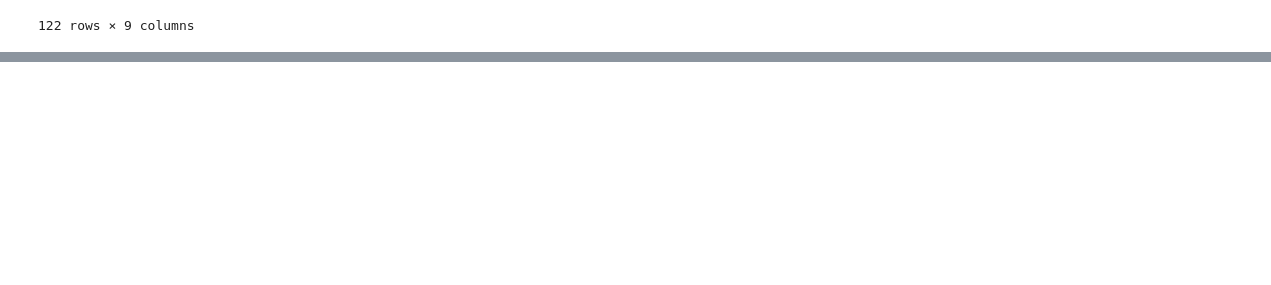
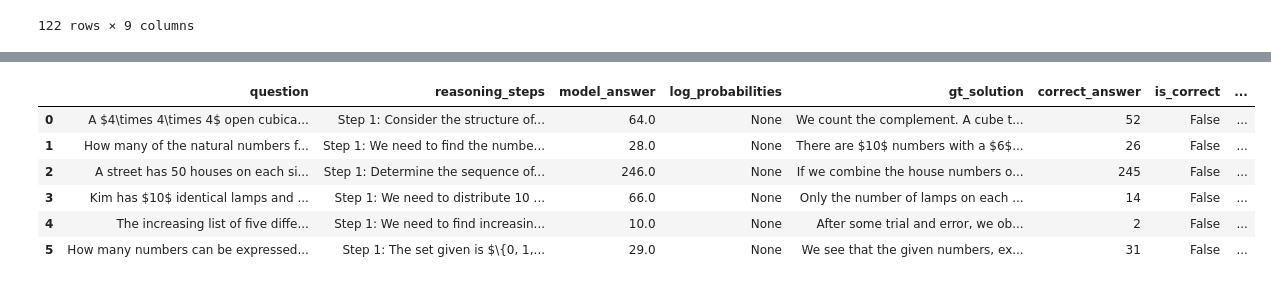
Before and after one commit to zixianma/interactive-chains, a Jupyter notebook: data/select_data.ipynb, the cells around one changed output, grey strips where cells are left out. Cells and saved outputs as stored; diff of their text form; code cells hidden in the pictures; blank space fills up the shorter version.

```diff
--- a/data/select_data.ipynb
+++ b/data/select_data.ipynb
@@ -361,0 +366,15 @@ eval_df
+# %%
+train_questions = df[df['dataset'] == 'train']
+
+math_questions = df[(df['dataset'] == 'math') & (df['is_correct'] == False)].reset_index(drop=True)
+
+math_questions = math_questions.iloc[[0, 2,4,5, 9, 10]].reset_index(drop=True)
+math_questions
+# %% [output]
+|  | question | reasoning_steps | model_answer | log_probabilities | gt_solution | correct_answer | is_correct | ... |
+| 0 | A $4\times 4\times 4$ open cubica... | Step 1: Consider the structure of... | 64.0 | None | We count the complement. A cube t... | 52 | False | ... |
+| 1 | How many of the natural numbers f... | Step 1: We need to find the numbe... | 28.0 | None | There are $10$ numbers with a $6$... | 26 | False | ... |
+| 2 | A street has 50 houses on each si... | Step 1: Determine the sequence of... | 246.0 | None | If we combine the house numbers o... | 245 | False | ... |
+| 3 | Kim has $10$ identical lamps and ... | Step 1: We need to distribute 10 ... | 66.0 | None | Only the number of lamps on each ... | 14 | False | ... |
+| 4 | The increasing list of five diffe... | Step 1: We need to find increasin... | 10.0 | None | After some trial and error, we ob... | 2 | False | ... |
+| 5 | How many numbers can be expressed... | Step 1: The set given is $\{0, 1,... | 29.0 | None | We see that the given numbers, ex... | 31 | False | ... |
```
Also changed, not shown: parts of 6 cells of this notebook, 2 other files.
